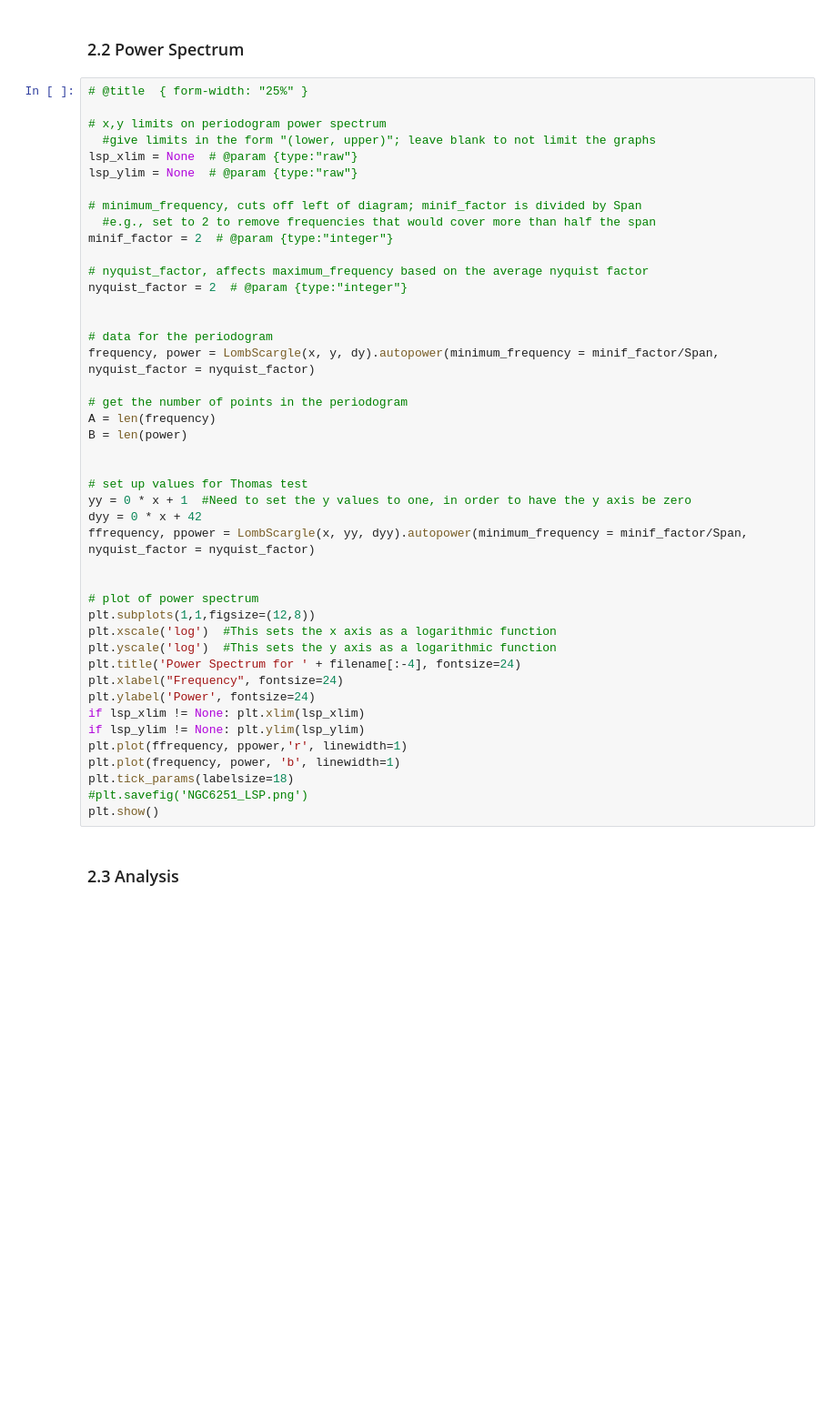
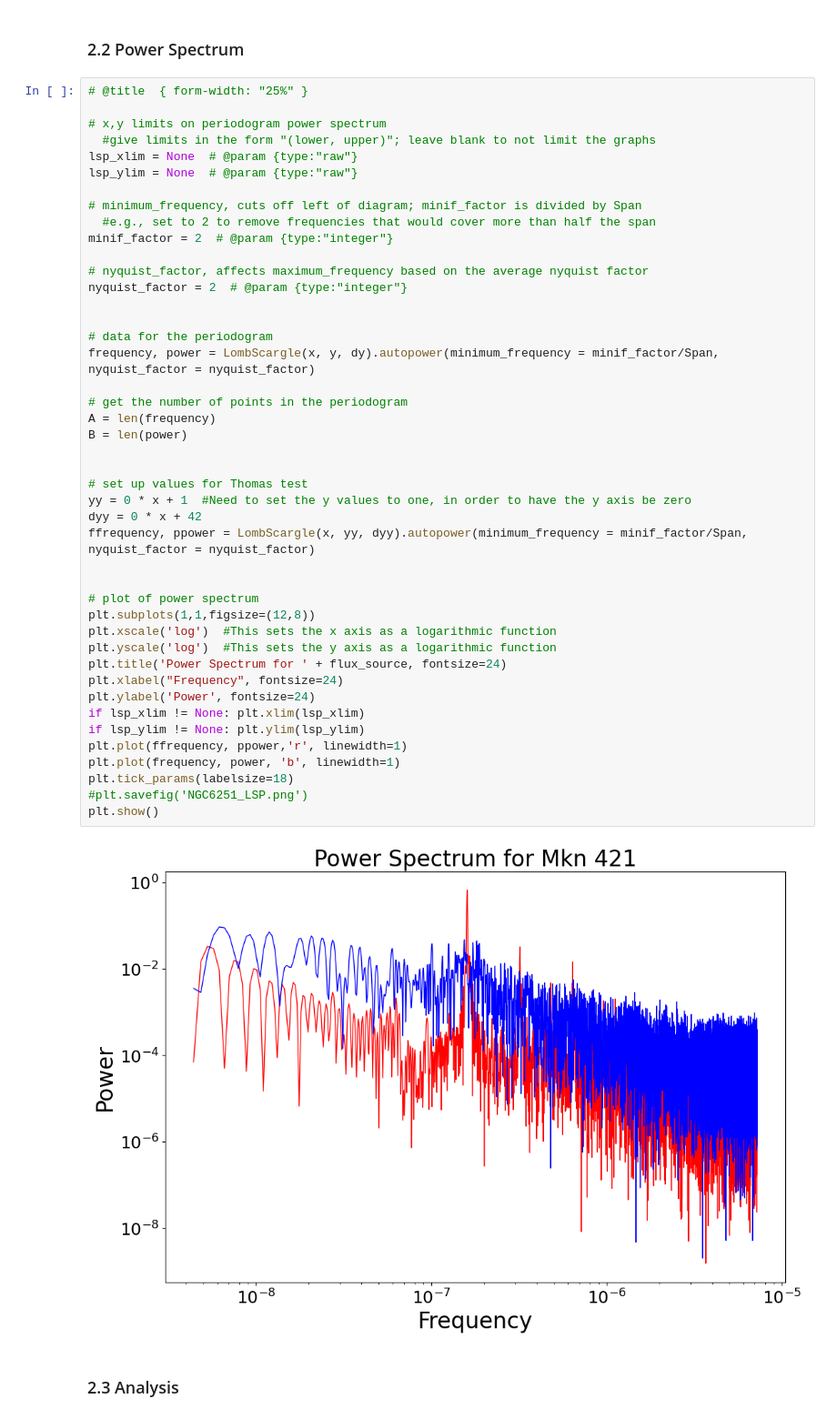
Before and after one commit to Beauremontt/AGN-Flux-Timing-Analysis, a Jupyter notebook: AGNFluxTimingAnalysis.ipynb, the cells around one changed output. Shown: that part at 91% size. Drawn from its saved outputs; the diff is of its cells as text; blank space fills up the shorter version.

```diff
--- a/AGNFluxTimingAnalysis.ipynb
+++ b/AGNFluxTimingAnalysis.ipynb
@@ -147,34 +161,36 @@ minif_factor = 2  # @param {type:"integer"}
 nyquist_factor = 2  # @param {type:"integer"}
 
 
 # data for the periodogram
 frequency, power = LombScargle(x, y, dy).autopower(minimum_frequency = minif_factor/Span, nyquist_factor = nyquist_factor)
 
 # get the number of points in the periodogram
 A = len(frequency)
 B = len(power)
 
 
 # set up values for Thomas test
 yy = 0 * x + 1  #Need to set the y values to one, in order to have the y axis be zero
 dyy = 0 * x + 42
 ffrequency, ppower = LombScargle(x, yy, dyy).autopower(minimum_frequency = minif_factor/Span, nyquist_factor = nyquist_factor)
 
 
 # plot of power spectrum
 plt.subplots(1,1,figsize=(12,8))
 plt.xscale('log')  #This sets the x axis as a logarithmic function
 plt.yscale('log')  #This sets the y axis as a logarithmic function
-plt.title('Power Spectrum for ' + filename[:-4], fontsize=24)
+plt.title('Power Spectrum for ' + flux_source, fontsize=24)
 plt.xlabel("Frequency", fontsize=24)
 plt.ylabel('Power', fontsize=24)
 if lsp_xlim != None: plt.xlim(lsp_xlim)
 if lsp_ylim != None: plt.ylim(lsp_ylim)
 plt.plot(ffrequency, ppower,'r', linewidth=1)
 plt.plot(frequency, power, 'b', linewidth=1)
 plt.tick_params(labelsize=18)
 #plt.savefig('NGC6251_LSP.png')
 plt.show()
+# %% [output]
+[figure, added]
 # %% [markdown]
 ### 2.3 Analysis
 # %%
```
Also changed, not shown: parts of 10 cells of this notebook.
